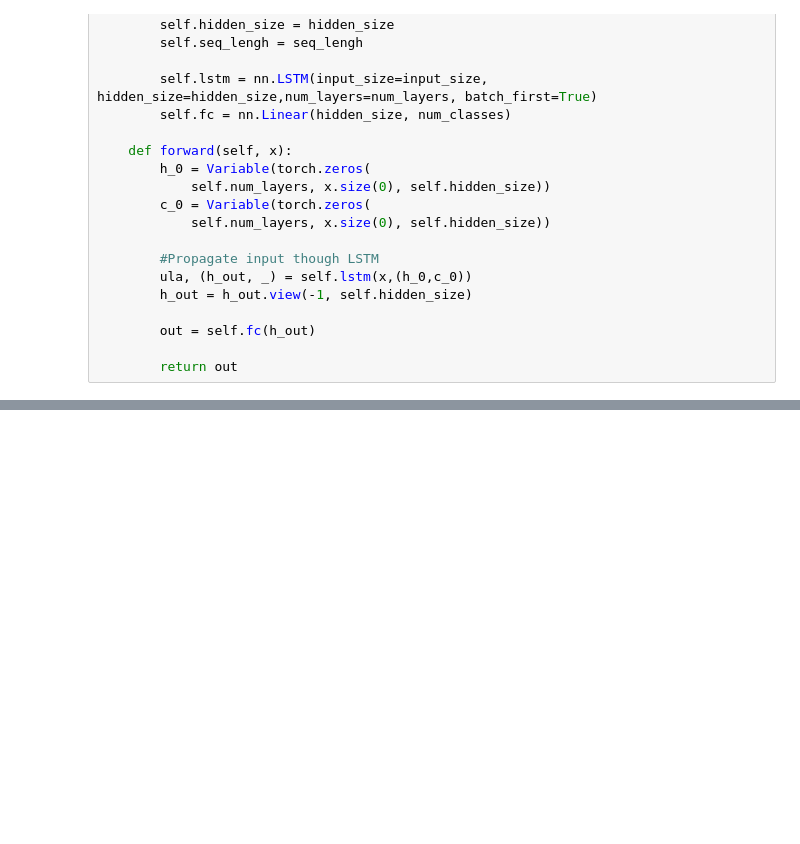
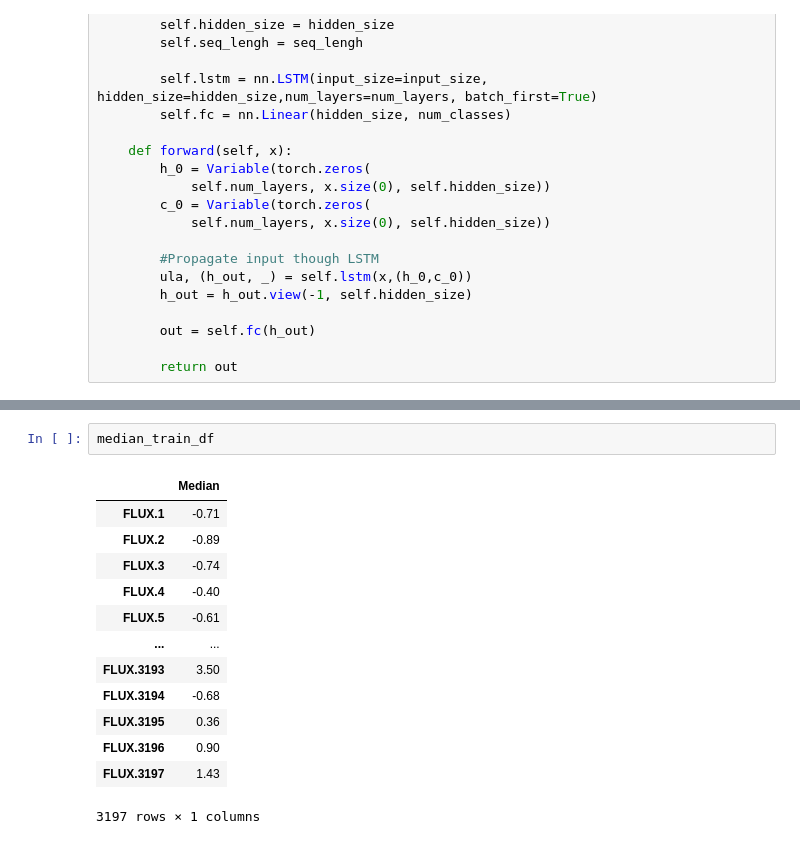
Before and after one commit to naturallvv/deep-learning-programing-project, a Jupyter notebook: LSTM.ipynb, the cells around one changed output, grey strips where cells are left out. Cells and saved outputs as stored; diff of their text form; blank space fills up the shorter version.

```diff
--- a/LSTM.ipynb
+++ b/LSTM.ipynb
@@ -38,0 +76,16 @@ class LSTM(nn.Module):
+# %%
+median_train_df
+# %% [output]
+|  | Median |
+| FLUX.1 | -0.71 |
+| FLUX.2 | -0.89 |
+| FLUX.3 | -0.74 |
+| FLUX.4 | -0.40 |
+| FLUX.5 | -0.61 |
+| ... | ... |
+| FLUX.3193 | 3.50 |
+| FLUX.3194 | -0.68 |
+| FLUX.3195 | 0.36 |
+| FLUX.3196 | 0.90 |
+| FLUX.3197 | 1.43 |
+3197 rows × 1 columns
```
Also changed, not shown: parts of 13 cells of this notebook, 1 other file.
